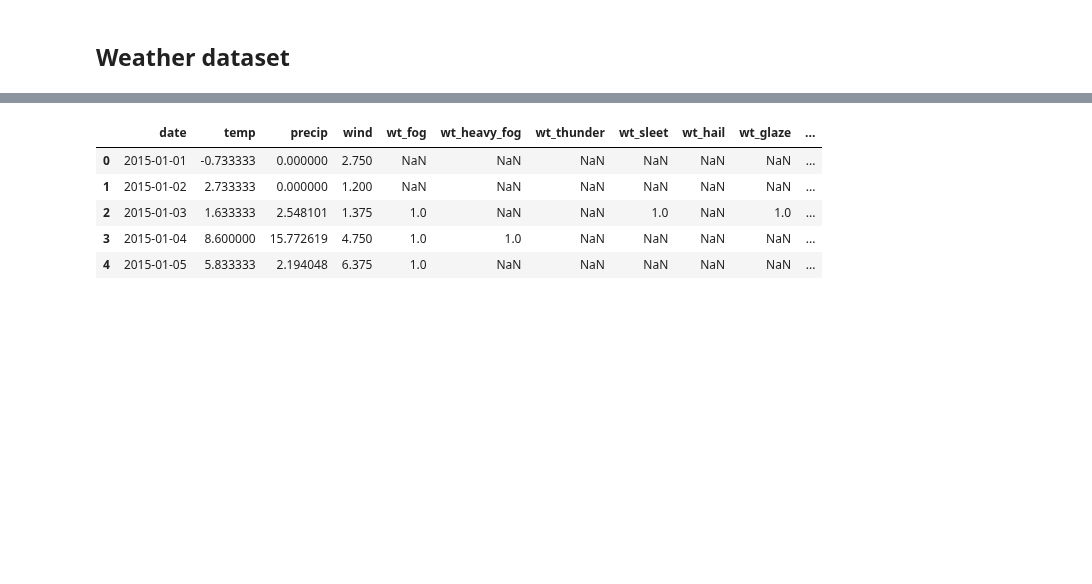
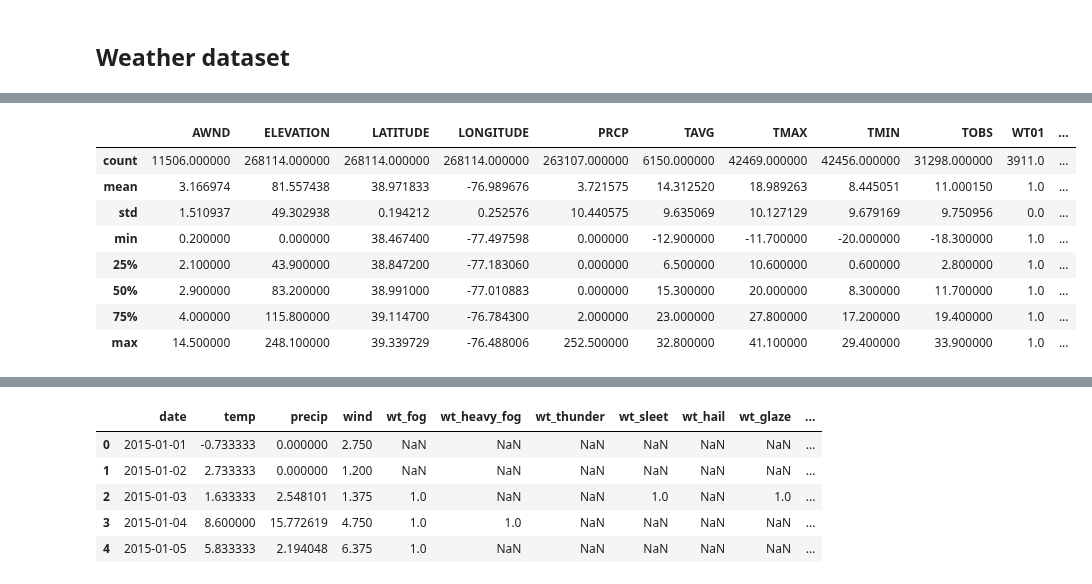
Before and after one commit to julianikulski/bike-sharing, a Jupyter notebook: dataset-creation.ipynb, the cells around one changed output, grey strips where cells are left out. Drawn from its saved outputs; the diff is of its cells as text; code cells hidden in the pictures; blank space fills up the shorter version.

```diff
--- a/dataset-creation.ipynb
+++ b/dataset-creation.ipynb
@@ -92,3 +156,15 @@ df_weather.shape
+# %%
+df_weather.describe()
+# %% [output]
+|  | AWND | ELEVATION | LATITUDE | LONGITUDE | PRCP | TAVG | TMAX | TMIN | TOBS | WT01 | ... |
+| count | 11506.000000 | 268114.000000 | 268114.000000 | 268114.000000 | 263107.000000 | 6150.000000 | 42469.000000 | 42456.000000 | 31298.000000 | 3911.0 | ... |
+| mean | 3.166974 | 81.557438 | 38.971833 | -76.989676 | 3.721575 | 14.312520 | 18.989263 | 8.445051 | 11.000150 | 1.0 | ... |
+| std | 1.510937 | 49.302938 | 0.194212 | 0.252576 | 10.440575 | 9.635069 | 10.127129 | 9.679169 | 9.750956 | 0.0 | ... |
+| min | 0.200000 | 0.000000 | 38.467400 | -77.497598 | 0.000000 | -12.900000 | -11.700000 | -20.000000 | -18.300000 | 1.0 | ... |
+| 25% | 2.100000 | 43.900000 | 38.847200 | -77.183060 | 0.000000 | 6.500000 | 10.600000 | 0.600000 | 2.800000 | 1.0 | ... |
+| 50% | 2.900000 | 83.200000 | 38.991000 | -77.010883 | 0.000000 | 15.300000 | 20.000000 | 8.300000 | 11.700000 | 1.0 | ... |
+| 75% | 4.000000 | 115.800000 | 39.114700 | -76.784300 | 2.000000 | 23.000000 | 27.800000 | 17.200000 | 19.400000 | 1.0 | ... |
+| max | 14.500000 | 248.100000 | 39.339729 | -76.488006 | 252.500000 | 32.800000 | 41.100000 | 29.400000 | 33.900000 | 1.0 | ... |
 # %%
 # get an idea of the datatypes on the weather dataframe
 df_weather.dtypes
```
Also changed, not shown: parts of 11 cells of this notebook.
